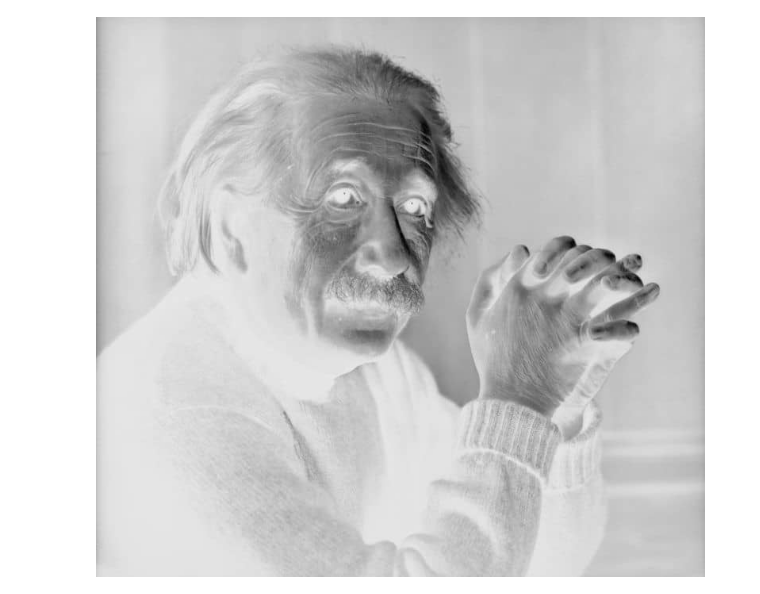
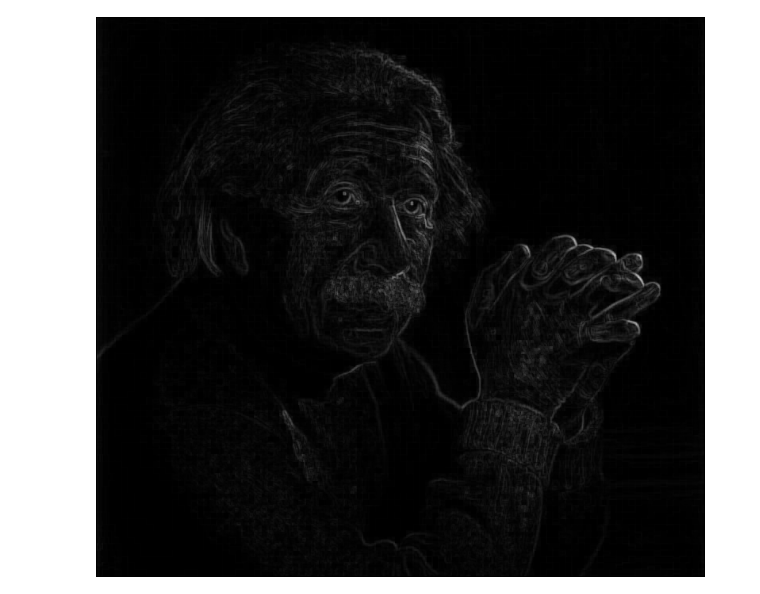
Before and after one commit to OmvR718/ImageProject, a Jupyter notebook: imgproject.ipynb, the cells around one changed output. Drawn from its saved outputs; the diff is of its cells as text; code cells hidden in the pictures.

Commit message:
added the variance and range edge detectors

```diff
--- a/imgproject.ipynb
+++ b/imgproject.ipynb
@@ -215,5 +364,7 @@ class ImageClass:
 # %%
 I1=ImageClass(Image.open('test1.jpg'))
-I1.operations(operation="invert")
+image=I1.advanced(operation="range")
-# %% [output]
-[figure, removed]
+# %%
+image
+# %% [output]
+[figure, added]
```
Also changed, not shown: parts of 2 cells of this notebook.
